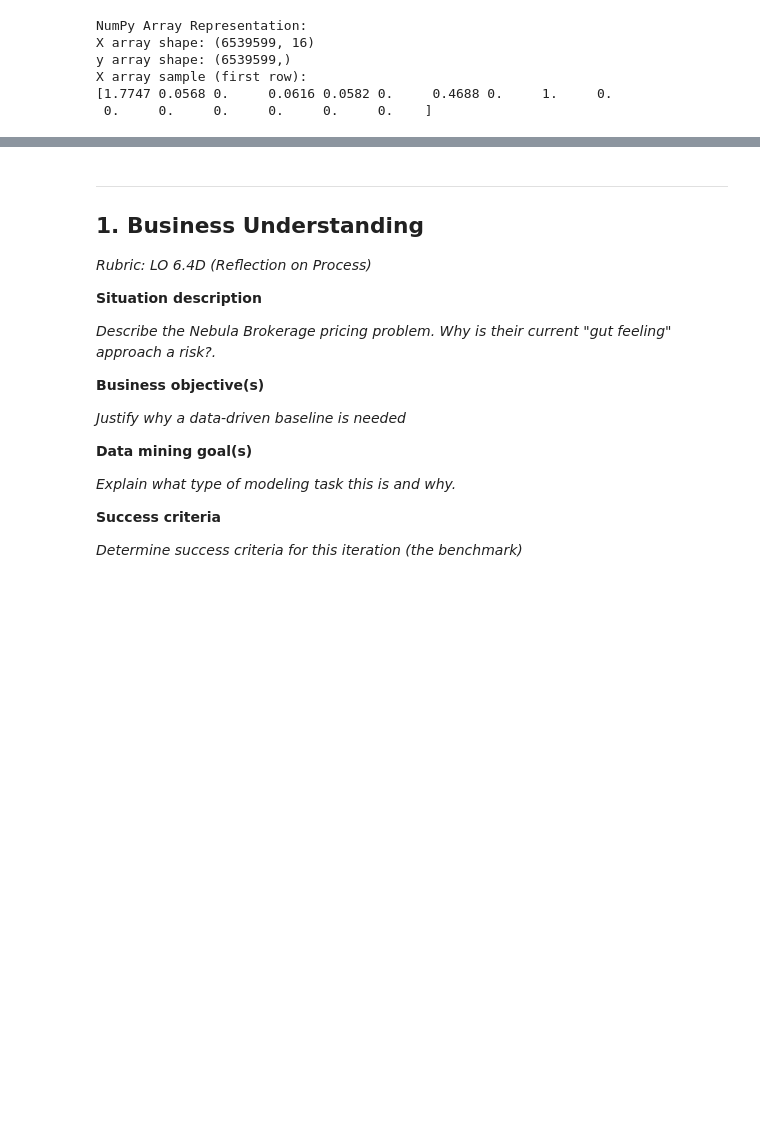
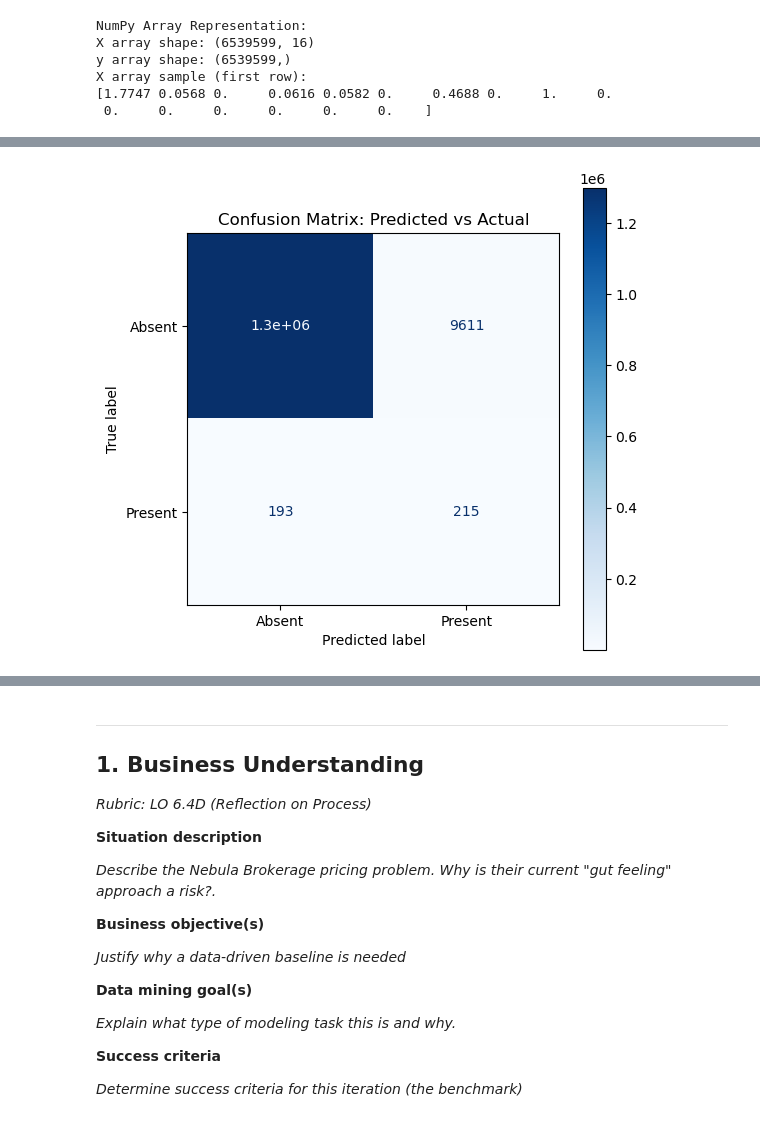
Before and after one commit to XueHu2222/DSAI, a Jupyter notebook: assignment_template_it1.ipynb, the cells around one changed output, grey strips where cells are left out. Saved outputs shown, nothing was run; the diff lists cells and outputs as text; code cells hidden in the pictures; blank space fills up the shorter version.

Commit message:
model stuff

```diff
--- a/assignment_template_it1.ipynb
+++ b/assignment_template_it1.ipynb
@@ -354,9 +377,0 @@ df_model = df_model.drop(columns=['eventDate', 'month'])
-# %%
-df_model_clean = df_model.drop(columns=[
-    'speciesgroup_observations',
-    'total_observations',
-    'Dicentrarchus labrax'
-])
-
-y = (df_model['Dicentrarchus labrax'] > 0).astype(int)
-X = df_model_clean
@@ -398,0 +403,17 @@ weighted avg       1.00      1.00      1.00   1307920
+# %%
+# --- STEP 3.3: MEMORY-SAFE BIG RUN ---
+from sklearn.ensemble import RandomForestClassifier
+
+# We add 'max_samples' and 'max_depth' so your 16GB RAM doesn't crash
+rf_full = RandomForestClassifier(
+    n_estimators=100,
+    random_state=42,
+    class_weight='balanced',
+    n_jobs=-1,           # Using all 14 cores of your i9
+    max_samples=0.2,     # RAM SAFETY: Optimization
+    max_depth=15,        # RAM SAFETY: Prevents memory overflow
+    verbose=2            # Shows you progress
+)
+
+print("TRAINING STARTED. CLOSE YOUR BROWSER NOW!")
+rf_full.fit(X_train, y_train)
@@ -398,0 +461,13 @@ weighted avg       1.00      1.00      1.00   1307920
+# %%
+# CODE CELL: Confusion Matrix Visualization
+from sklearn.metrics import confusion_matrix, ConfusionMatrixDisplay
+
+y_pred_full = rf_full.predict(X_test)
+cm = confusion_matrix(y_test, y_pred_full)
+disp = ConfusionMatrixDisplay(confusion_matrix=cm, display_labels=['Absent', 'Present'])
+
+fig, ax = plt.subplots(figsize=(6, 6))
+disp.plot(cmap='Blues', ax=ax)
+plt.title('Confusion Matrix: Predicted vs Actual')
+plt.show()
+# %% [output]
@@ -398,0 +477 @@ weighted avg       1.00      1.00      1.00   1307920
+[figure, added]
```
Also changed, not shown: parts of 12 cells of this notebook.
